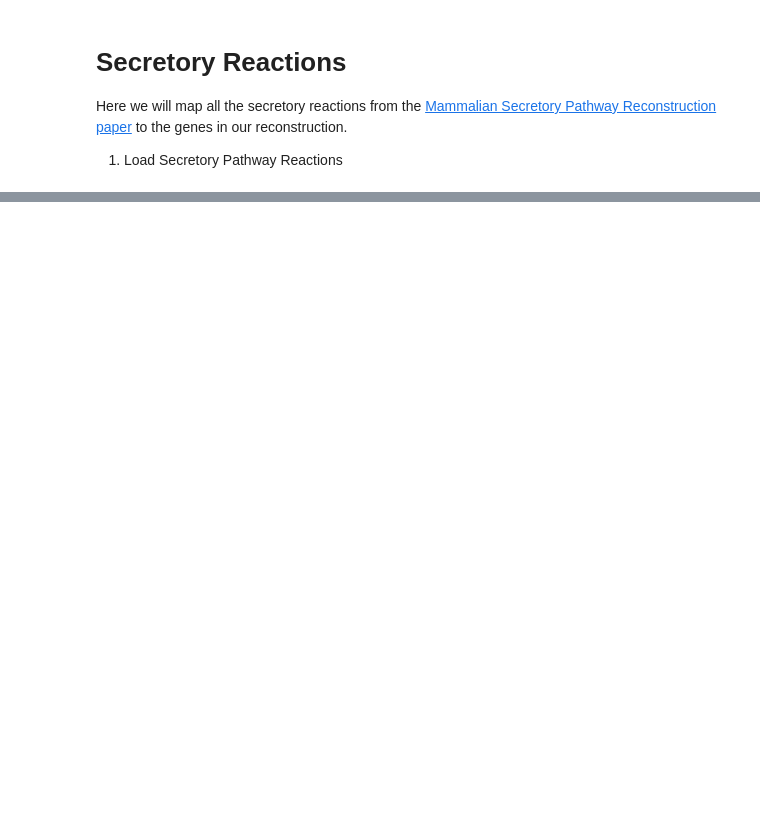
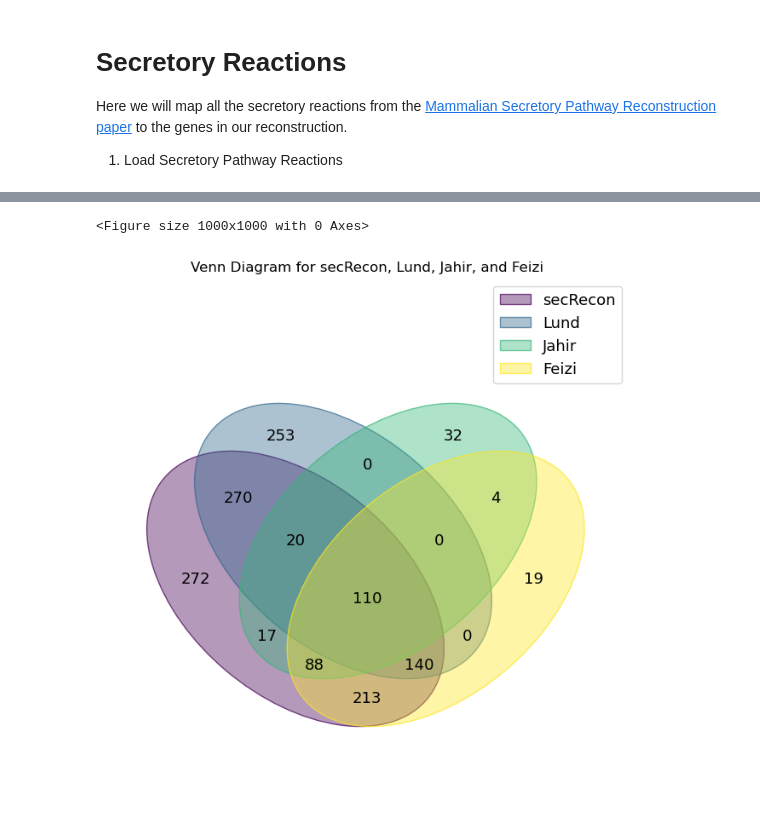
Before and after one commit to pablodig/secRecon-Secretory-Pathway-Reconstruction, a Jupyter notebook: Comparison.ipynb, the cells around one changed output, grey strips where cells are left out. Drawn from its saved outputs; the diff is of its cells as text; code cells hidden in the pictures; blank space fills up the shorter version.

```diff
--- a/Comparison.ipynb
+++ b/Comparison.ipynb
@@ -113,0 +57,2 @@ met_recon_genes = list(met_genes['Gene Entrez ID'].replace('', pd.NA).dropna())
+# %%
+Jahir_gene_list = list(Jahir['Standard Gene Name'])
@@ -113,0 +91,3 @@ met_recon_genes = list(met_genes['Gene Entrez ID'].replace('', pd.NA).dropna())
+# %%
+Feizi_gene_list = list(Feizi['gene_name'])
+Feizi_gene_list = [element for element in Feizi_gene_list if not isinstance(element, datetime.datetime)]
@@ -113,0 +110,25 @@ met_recon_genes = list(met_genes['Gene Entrez ID'].replace('', pd.NA).dropna())
+# %%
+sec_recon_list = list(sec_genes['GENE SYMBOL'])
+# %%
+# Create sets from lists
+sec_recon_set = set(sec_recon_list)
+Lund_gene_set = set(Lund_gene_list)
+Jahir_gene_set = set(Jahir_gene_list)
+Feizi_gene_set = set(Feizi_gene_list)
+# %%
+# Create a dictionary for the Venn diagram
+venn_dict = {
+    'secRecon': sec_recon_set,
+    'Lund': Lund_gene_set,
+    'Jahir': Jahir_gene_set,
+    'Feizi': Feizi_gene_set
+}
+
+# Plot the Venn diagram
+plt.figure(figsize=(10, 10))
+venn(venn_dict)
+plt.title("Venn Diagram for secRecon, Lund, Jahir, and Feizi")
+plt.show()
+# %% [output]
+<Figure size 1000x1000 with 0 Axes>
+[figure, added]
```
Also changed, not shown: parts of 14 cells of this notebook.
